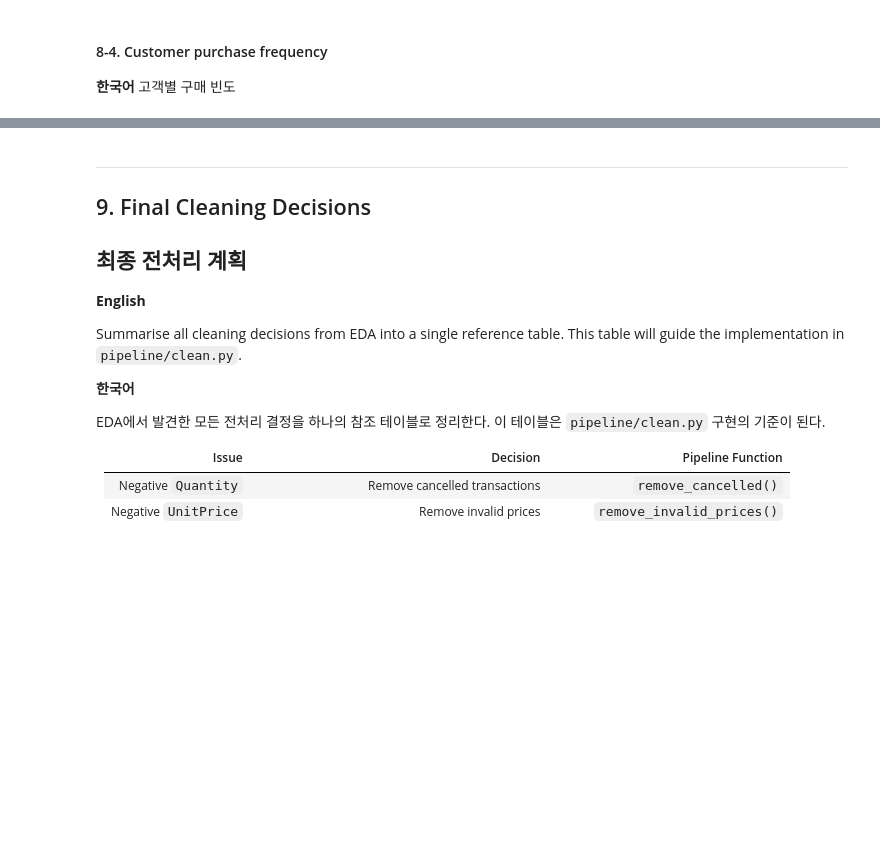
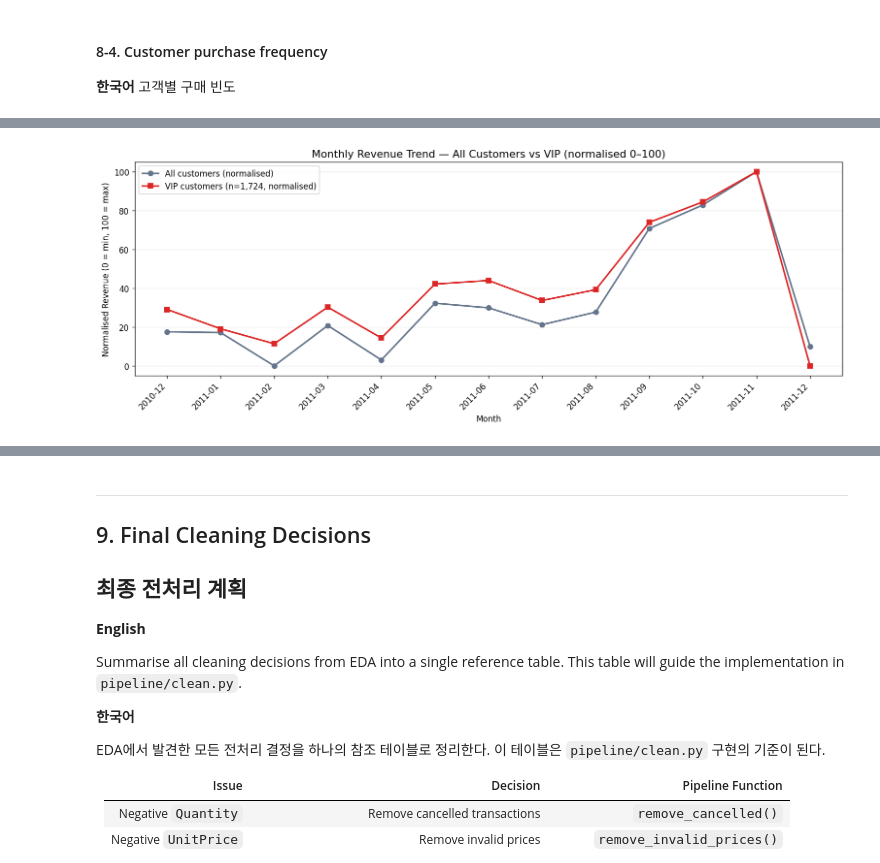
Before and after one commit to BookiChoi/BA-Portfolio, a Jupyter notebook: Projects/Cornerstone_Data_Pipeline/notebooks/business_eda.ipynb, the cells around one changed output, grey strips where cells are left out. Saved outputs shown, nothing was run; the diff lists cells and outputs as text; code cells hidden in the pictures; blank space fills up the shorter version.

```diff
--- a/Projects/Cornerstone_Data_Pipeline/notebooks/business_eda.ipynb
+++ b/Projects/Cornerstone_Data_Pipeline/notebooks/business_eda.ipynb
@@ -1877,0 +2138,87 @@ plt.show()
+# %%
+# ==========================================================
+# 8-8. VIP customer purchase patterns — seasonal behaviour
+# VIP 고객 구매 패턴 분석 — 계절성 (월별 구매 추이)
+# ==========================================================
+
+# Define VIP: above median on BOTH revenue and frequency
+# VIP 정의: 매출 AND 빈도 둘 다 중앙값 이상
+rev_med  = cust_profile["TotalRevenue"].median()
+freq_med = cust_profile["OrderCount"].median()
+
+vip_ids = cust_profile[
+    (cust_profile["TotalRevenue"]  > rev_med) &
+    (cust_profile["OrderCount"]    > freq_med)
+]["CustomerID"].values
+
+print(f"VIP customer count : {len(vip_ids):,}")
+print(f"  (above median revenue £{rev_med:,.0f} AND above median {freq_med:.0f} orders)")
+
+# Transactions for VIP customers only
+# VIP 고객의 거래 데이터만 추출
+vip_df = cust_df[cust_df["CustomerID"].isin(vip_ids)].copy()
+vip_df["YearMonth"] = vip_df["InvoiceDate"].dt.to_period("M")
+
+# All customers monthly revenue (for comparison)
+# 전체 고객 월별 매출 (비교용)
+all_monthly = (
+    cust_df.copy()
+    .assign(YearMonth=lambda d: d["InvoiceDate"].dt.to_period("M"))
+    .groupby("YearMonth")["Revenue"].sum()
+)
+vip_monthly = vip_df.groupby("YearMonth")["Revenue"].sum()
+
+# Align index and normalise to 0-100 scale so both fit on same chart
+# 같은 차트에 보이도록 0-100 스케일로 정규화
+all_norm = (all_monthly - all_monthly.min()) / (all_monthly.max() - all_monthly.min()) * 100
+vip_norm = (vip_monthly - vip_monthly.min()) / (vip_monthly.max() - vip_monthly.min()) * 100
+
+months = sorted(set(all_monthly.index) | set(vip_monthly.index))
+month_labels = [str(m) for m in months]
+
+fig, ax = plt.subplots(figsize=(13, 5))
+ax.plot(month_labels, [all_norm.get(m, None) for m in months],
+        marker="o", linewidth=2, color="#64748b", label="All customers (normalised)")
+ax.plot(month_labels, [vip_norm.get(m, None) for m in months],
+        marker="s", linewidth=2, color="#dc2626", label=f"VIP customers (n={len(vip_ids):,}, normalised)")
+
+ax.set_title("Monthly Revenue Trend — All Customers vs VIP (normalised 0–100)", fontsize=13)
+ax.set_xlabel("Month")
+ax.set_ylabel("Normalised Revenue (0 = min, 100 = max)")
+ax.set_xticks(range(len(month_labels)))
+ax.set_xticklabels(month_labels, rotation=45, ha="right")
+ax.legend()
+ax.grid(axis="y", alpha=0.3)
+plt.tight_layout()
+plt.show()
+
+# Month-level breakdown for VIP
+# VIP 고객의 월별 실제 매출 수치
+print("\n=== VIP monthly revenue ===")
+vip_monthly_df = vip_monthly.reset_index()
+vip_monthly_df.columns = ["YearMonth", "VIP_Revenue"]
+vip_monthly_df["VIP_Revenue"] = vip_monthly_df["VIP_Revenue"].apply(lambda x: f"£{x:,.0f}")
+print(vip_monthly_df.to_string(index=False))
+
+# Non-VIP 고객 월별 매출
+non_vip_df = cust_df[~cust_df["CustomerID"].isin(vip_ids)].copy()
+non_vip_df["YearMonth"] = non_vip_df["InvoiceDate"].dt.to_period("M")
+non_vip_monthly = non_vip_df.groupby("YearMonth")["Revenue"].sum()
+
+non_vip_norm = (non_vip_monthly - non_vip_monthly.min()) / (non_vip_monthly.max() - non_vip_monthly.min()) * 100
+
+fig, ax = plt.subplots(figsize=(13, 5))
+ax.plot(month_labels, [vip_norm.get(m, None) for m in months],
+        marker="s", linewidth=2, color="#dc2626", label=f"VIP (n={len(vip_ids):,})")
+ax.plot(month_labels, [non_vip_norm.get(m, None) for m in months],
+        marker="o", linewidth=2, color="#3b82f6", label="Non-VIP")
+ax.set_title("Monthly Revenue Trend — VIP vs Non-VIP (normalised)", fontsize=13)
+ax.set_xlabel("Month")
+ax.set_ylabel("Normalised Revenue")
+ax.set_xticks(range(len(month_labels)))
+ax.set_xticklabels(month_labels, rotation=45, ha="right")
+ax.legend()
+ax.grid(axis="y", alpha=0.3)
+plt.tight_layout()
+plt.show()
+# %% [output]
@@ -1877,0 +2227 @@ plt.show()
+[figure, added]
```
Also changed, not shown: parts of 19 cells of this notebook, 1 other file.
